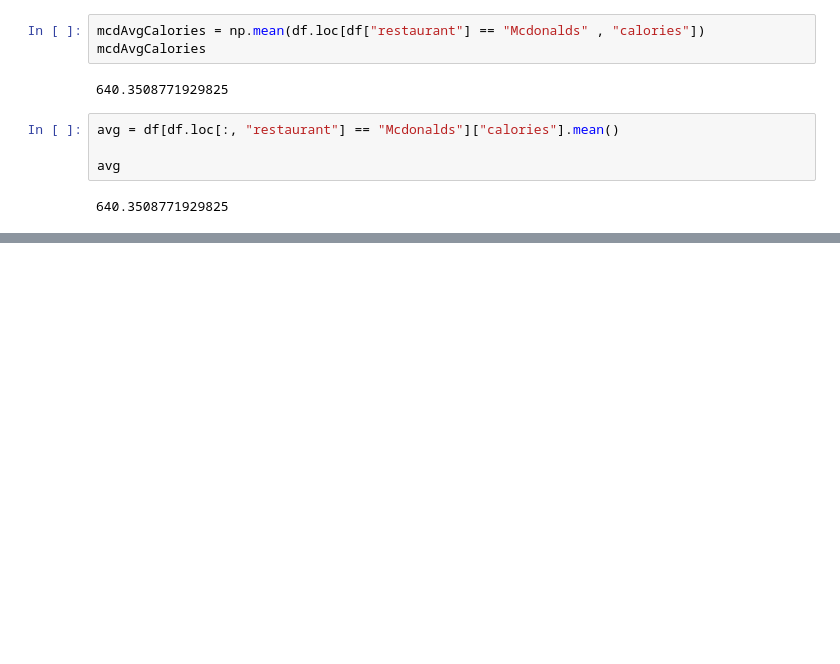
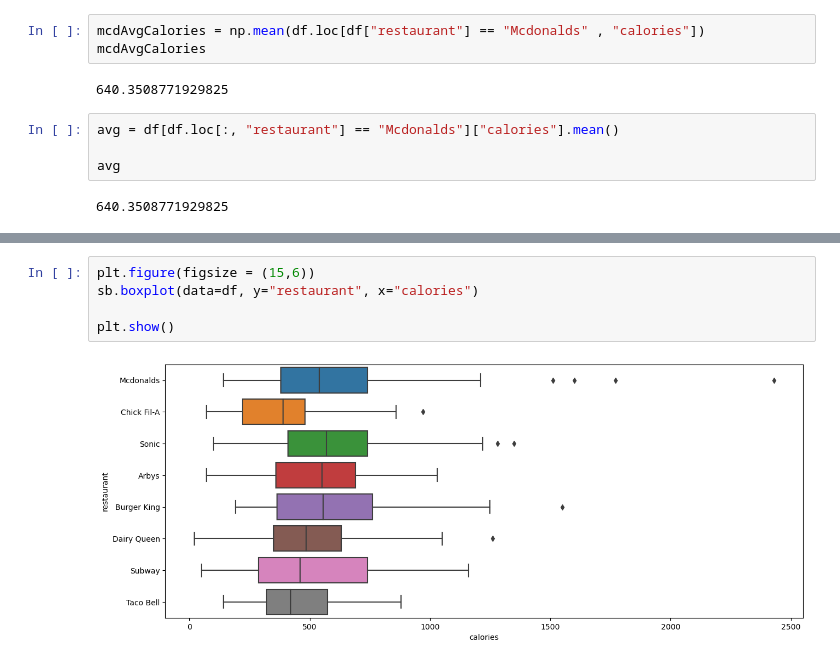
Before and after one commit to ZachMajernik/DataScience1, a Jupyter notebook: FinalProject/FinalProjectDataset.ipynb, the cells around one changed output, grey strips where cells are left out. Saved outputs shown, nothing was run; the diff lists cells and outputs as text; blank space fills up the shorter version.

```diff
--- a/FinalProject/FinalProjectDataset.ipynb
+++ b/FinalProject/FinalProjectDataset.ipynb
@@ -106,0 +137,7 @@ Chick Fil-A
+# %%
+plt.figure(figsize = (15,6))
+sb.boxplot(data=df, y="restaurant", x="calories")
+
+plt.show()
+# %% [output]
+[figure, added]
```
Also changed, not shown: parts of 5 cells of this notebook.
